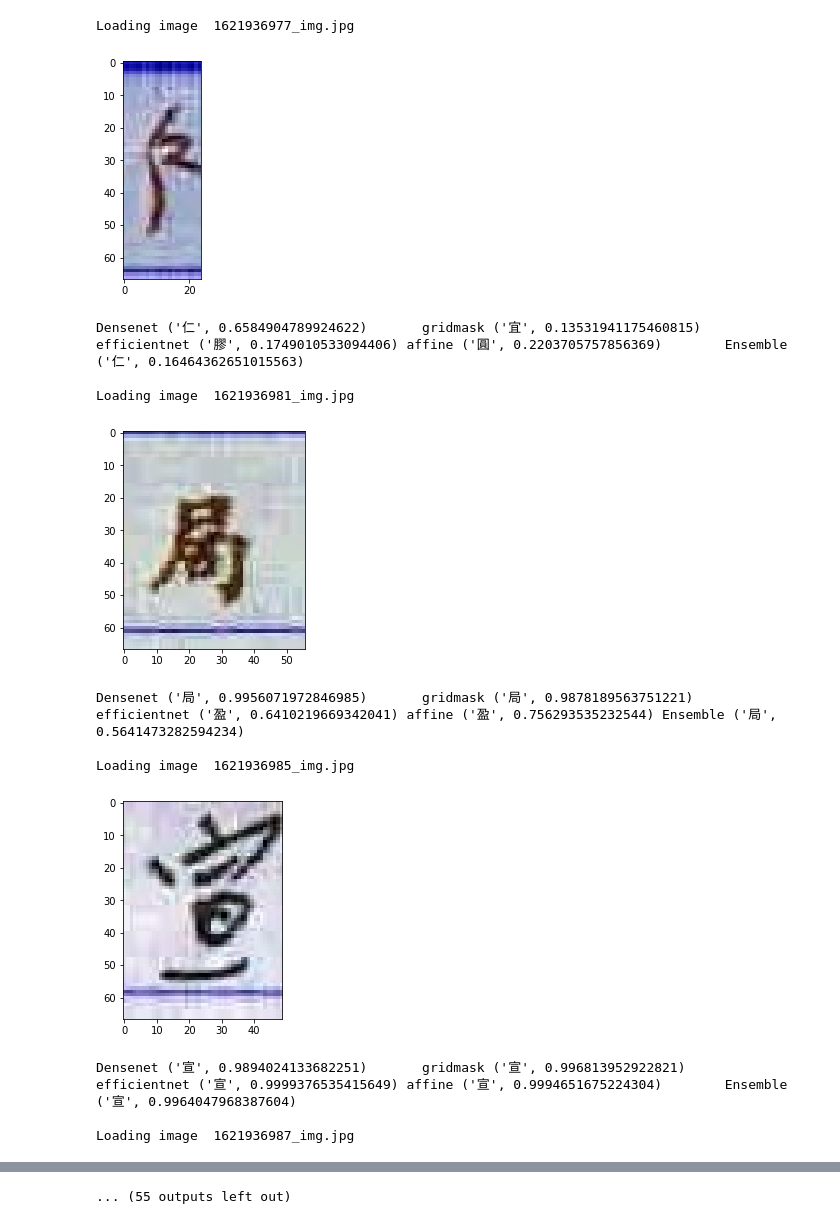
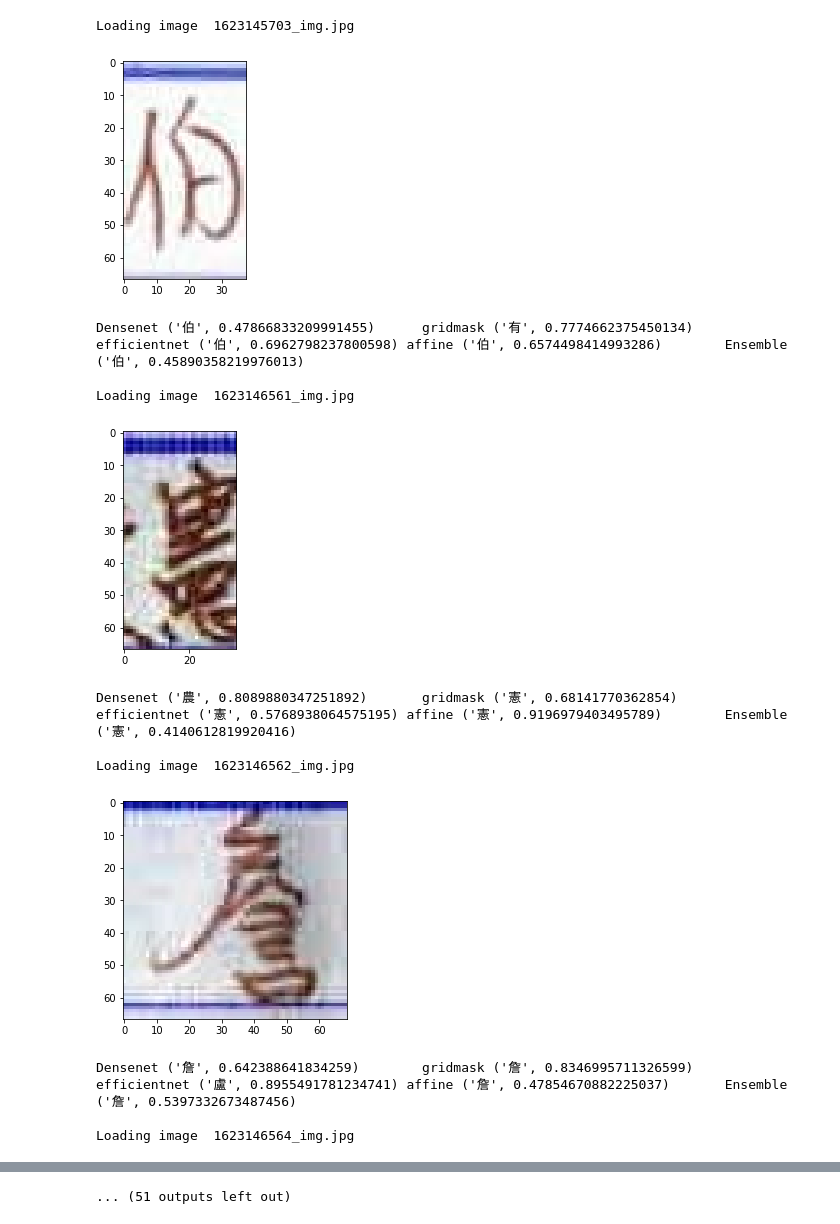
Before and after one commit to pipi3838/Chinese-Word-Recognition, a Jupyter notebook: Prediction Result .ipynb, the cells around one changed output, grey strips where cells are left out. Drawn from its saved outputs; the diff is of its cells as text; code cells hidden in the pictures.

Commit message:
update testing image

```diff
--- a/Prediction Result .ipynb
+++ b/Prediction Result .ipynb
@@ -130,54 +130,56 @@ def predict_img(img, model, preprocess_func, mapping):
 #         pred = mapping[int(pred.item())]
 #     return pred, val
 
-def find_max_prob_word(pred_list):
+def find_max_prob_word(pred_list, weight=None):
     pred_word, pred_val = None, -1
     pred_cnt = len(pred_list)
+    if weight is None: weight = [1 for _ in range(pred_cnt)]
+
     words = pred_list[0].keys()
     for word in words:
         val = 0
-        for pred in pred_list:
-            val += pred[word]
+        for p_id, pred in enumerate(pred_list):
+            val += pred[word] * weight[p_id]
         if val > pred_val:
             pred_word = word
             pred_val = val
 
-    return pred_word, pred_val / pred_cnt
+    return pred_word, pred_val / sum(weight)
 
-path = './non_repeat/image'
+path = './0608/image'
 img_paths = sorted(glob(os.path.join(path, '*.jpg')))
 
 for img_path in img_paths:
-    if int(img_path.split('/')[-1].split('_')[0]) < 1621936977: continue
+#     if int(img_path.split('/')[-1].split('_')[0]) < 1621936977: continue
     img = cv2.imread(img_path, 1)
     assert(img is not None)
     print('Loading image ', img_path.split('/')[-1])
     ans1 = predict_img(img, model1, preprocess_img, label2word)
     ans2 = predict_img(img, model2, preprocess3_img, label2word3)
     ans3 = predict_img(img, model3, preprocess3_img, label2word2)
     ans4 = predict_img(img, model4, preprocess3_img, label2word3)
 
     pred1 = find_max_prob_word([ans1])
     pred2 = find_max_prob_word([ans2])
     pred3 = find_max_prob_word([ans3])
     pred4 = find_max_prob_word([ans4])
-    pred5 = find_max_prob_word([ans1, ans2, ans3, ans4])
+    pred5 = find_max_prob_word([ans1, ans2, ans3, ans4], [2, 1, 1, 0.6])
 
     plt.imshow(img)
     plt.show()
     print('Densenet {}\t gridmask {}\t efficientnet {}\taffine {}\tEnsemble {}\n'.format(pred1, pred2, pred3, pred4, pred5))
 #     input()
 # %% [output]
-Loading image  1621936977_img.jpg
+Loading image  1623145703_img.jpg
-[figure, old version]
+[figure, new version]
-Densenet ('仁', 0.6584904789924622)       gridmask ('宜', 0.13531941175460815)     efficientnet ('膠', 0.1749010533094406) affine ('圓', 0.2203705757856369)        Ensemble ('仁', 0.16464362651015563)
+Densenet ('伯', 0.47866833209991455)      gridmask ('有', 0.7774662375450134)      efficientnet ('伯', 0.6962798237800598) affine ('伯', 0.6574498414993286)        Ensemble ('伯', 0.45890358219976013)
 
-Loading image  1621936981_img.jpg
+Loading image  1623146561_img.jpg
-[figure, old version]
+[figure, new version]
-Densenet ('局', 0.9956071972846985)       gridmask ('局', 0.9878189563751221)      efficientnet ('盈', 0.6410219669342041) affine ('盈', 0.756293535232544) Ensemble ('局', 0.5641473282594234)
+Densenet ('農', 0.8089880347251892)       gridmask ('憲', 0.68141770362854)        efficientnet ('憲', 0.5768938064575195) affine ('憲', 0.9196979403495789)        Ensemble ('憲', 0.4140612819920416)
 
-Loading image  1621936985_img.jpg
+Loading image  1623146562_img.jpg
-[figure, old version]
+[figure, new version]
-Densenet ('宣', 0.9894024133682251)       gridmask ('宣', 0.996813952922821)       efficientnet ('宣', 0.9999376535415649) affine ('宣', 0.9994651675224304)        Ensemble ('宣', 0.9964047968387604)
+Densenet ('詹', 0.642388641834259)        gridmask ('詹', 0.8346995711326599)      efficientnet ('盧', 0.8955491781234741) affine ('詹', 0.47854670882225037)       Ensemble ('詹', 0.5397332673487456)
 
-Loading image  1621936987_img.jpg
+Loading image  1623146564_img.jpg
@@ -193 +195 @@ Loading image  1621936990_img.jpg
-... (55 outputs left out)
+... (51 outputs left out)
```
Also changed, not shown: parts of 1 cell of this notebook.
